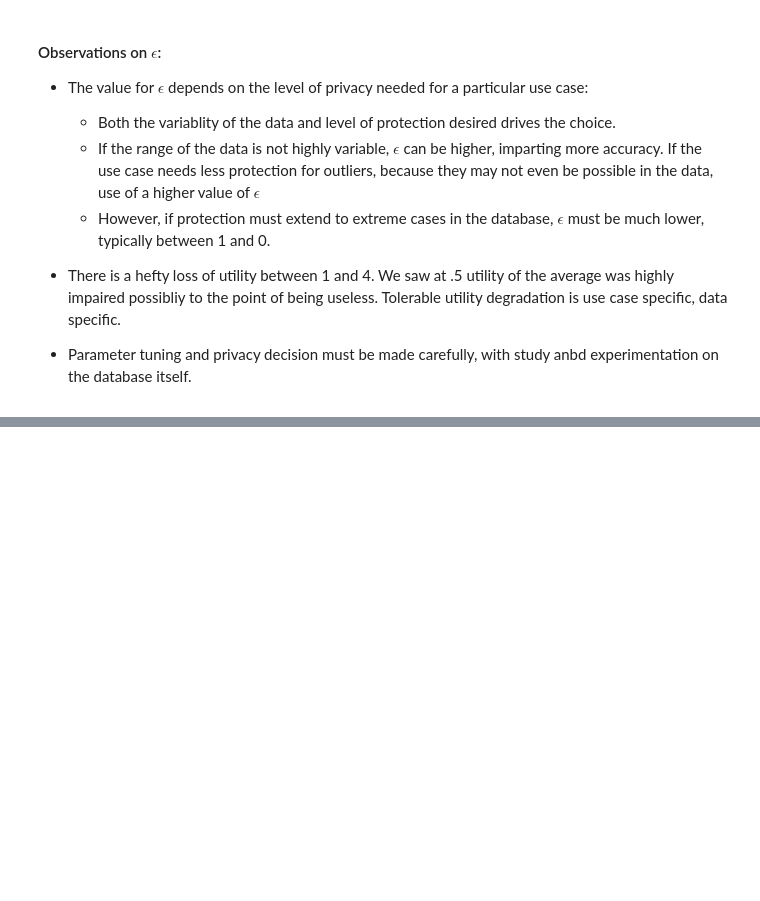
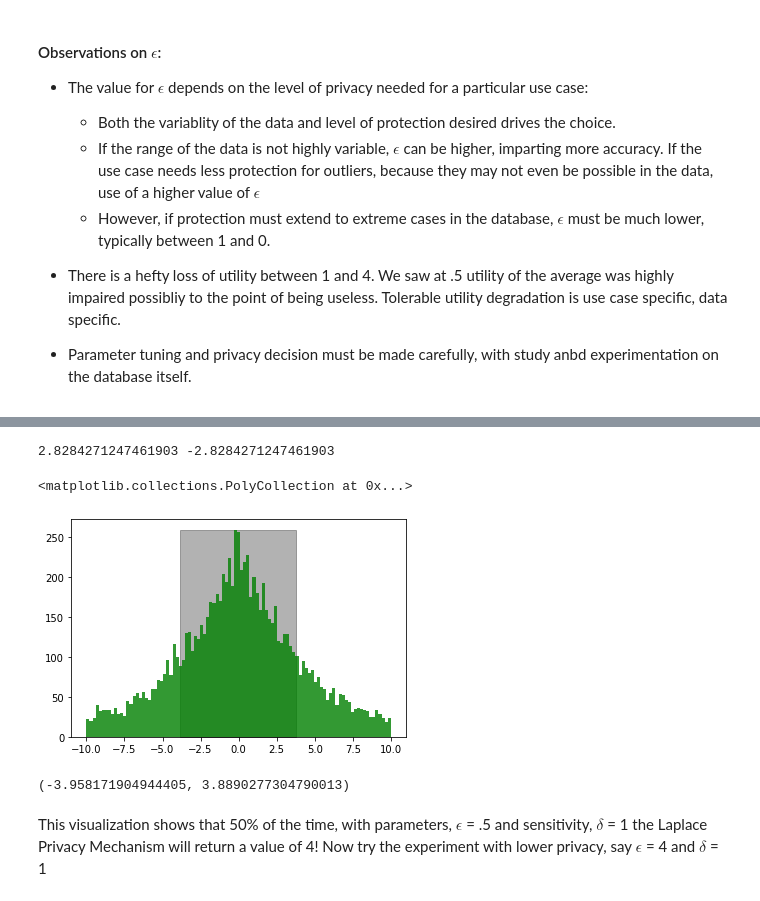
Before and after one commit to chaukap/capstone_team_4, a Jupyter notebook: Education.ipynb, the cells around one changed output, grey strips where cells are left out. Saved outputs shown, nothing was run; the diff lists cells and outputs as text; code cells hidden in the pictures; blank space fills up the shorter version.

```diff
--- a/Education.ipynb
+++ b/Education.ipynb
@@ -248,0 +324,22 @@ IWAS ABOUT TO DO THIS BUT I AM TIRED AND NEED INPUT.
+# %%
+std = np.sqrt(var)
+confid_high = mu + 2*std
+confid_low = mu - 2*std
+#This is the actual CI boundaries for 95%
+print(confid_high, confid_low)
+# %% [output]
+2.8284271247461903 -2.8284271247461903
+# %%
+# This is the normal approximation, here for 50%
+ci = norm(*norm.fit(noiseNums)).interval(0.50)
+height, bins, patches = plt.hist(noiseNums, alpha=0.8, bins = binBoundaries, color = 'g')
+plt.fill_betweenx([0, height.max()], ci[0], ci[1], color='k', alpha=0.3)
+# %% [output]
+<matplotlib.collections.PolyCollection at 0x...>
+[figure, added]
+# %%
+print(ci)
+# %% [output]
+(-3.958171904944405, 3.8890277304790013)
+# %% [markdown]
+This visualization shows that 50% of the time, with parameters, $\epsilon$ = .5 and sensitivity, $\delta$ = 1 the Laplace Privacy Mechanism will return a value of 4!  Now try the experiment with lower privacy, say $\epsilon$ = 4 and $\delta$ = 1
```
Also changed, not shown: parts of 95 cells of this notebook, 1 other file.
